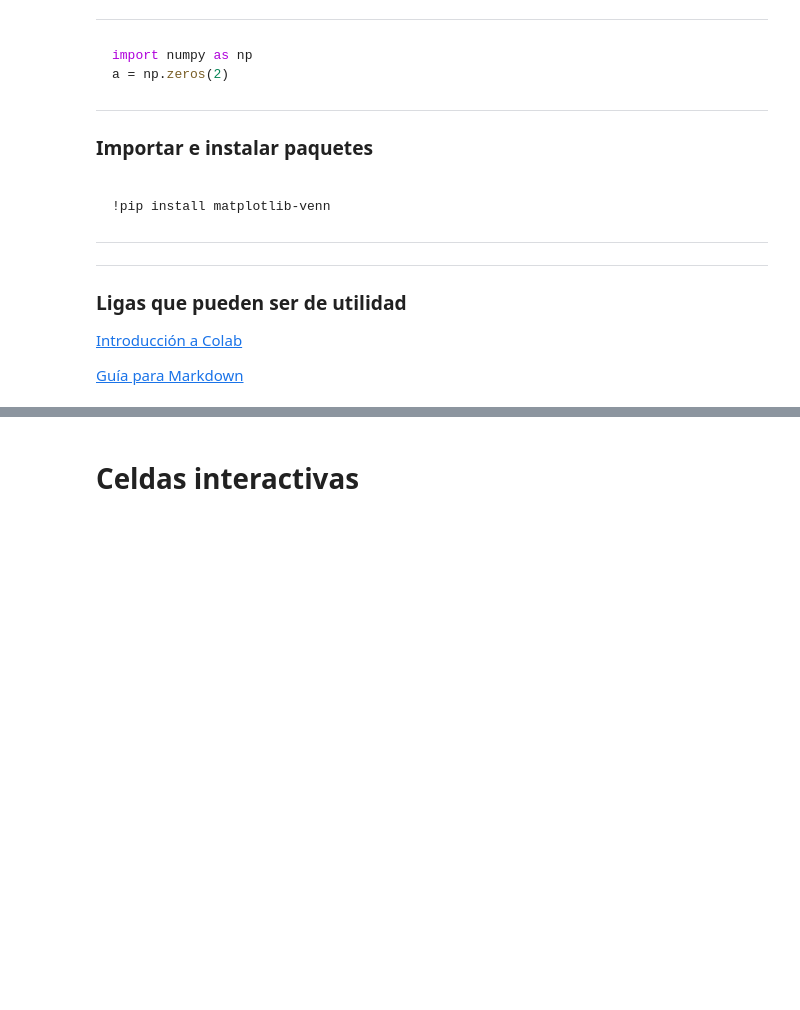
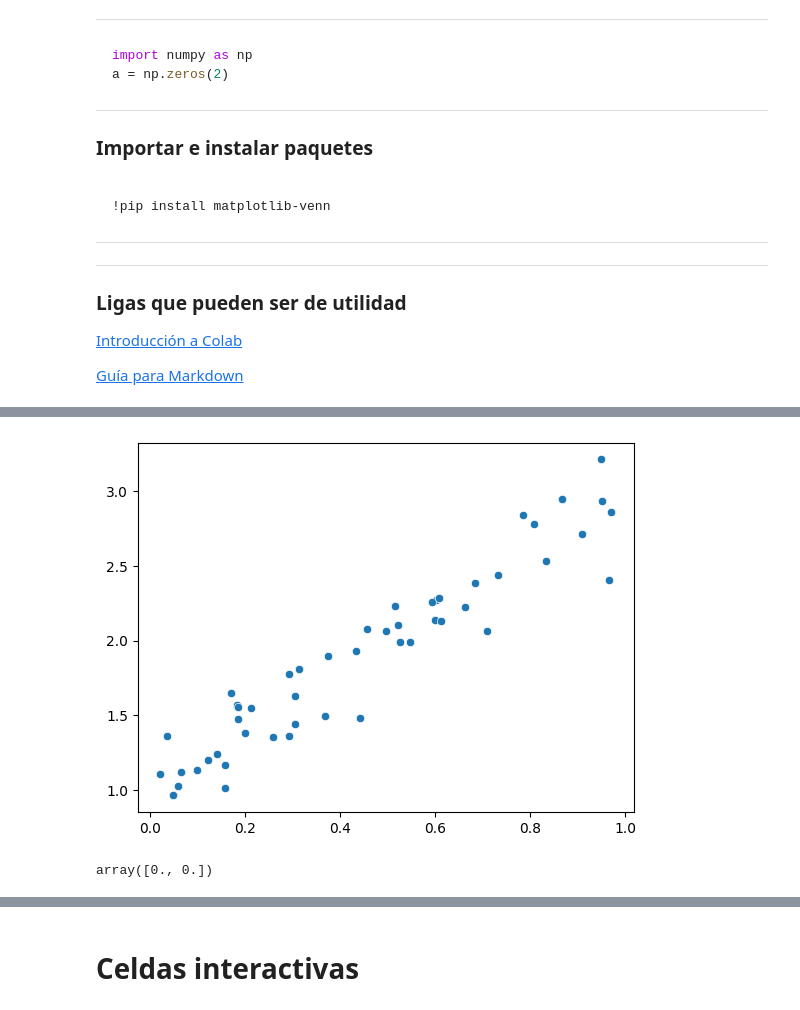
Before and after one commit to feraranas/Concentracion-Inteligencia-Artificial, a Jupyter notebook: Python-Libraries/Introducción/Tutorial colab.ipynb, the cells around one changed output, grey strips where cells are left out. Saved outputs shown, nothing was run; the diff lists cells and outputs as text; code cells hidden in the pictures; blank space fills up the shorter version.

```diff
--- a/Python-Libraries/Introducción/Tutorial colab.ipynb
+++ b/Python-Libraries/Introducción/Tutorial colab.ipynb
@@ -74,0 +95,25 @@ array([0., 0.])
+# %%
+# NumPy is a fundamental package for numerical computations in Python.
+
+# It provides support for arrays (including multi-dimensional arrays) and a variety of
+# mathematical functions that are essential for scientific and data analysis tasks.
+
+# NumPy's arrays (often referred to as NumPy arrays or ndarrays) are highly efficient
+# and provide a lot of functionality for numerical operations. For example, you can use
+# NumPy arrays to perform element-wise mathematical operations, linear algebra operations,
+# and more.
+
+import numpy as np
+
+# Generate random data using NumPy
+np.random.seed(42)  # Set a seed for reproducibility
+x = np.random.rand(50)  # 50 random values between 0 and 1
+y = 2 * x + 1 + np.random.randn(50) * 0.2  # Linear relationship with some noise
+
+# Create a scatter plot using Seaborn
+sns.scatterplot(x=x, y=y)
+
+# Show the plot
+plt.show()
+# %% [output]
+[figure, added]
@@ -75,3 +127,12 @@ array([0., 0.])
+# %%
+a # array([0., 0.])
+
+# Each element in the array is a floating-point number 0.0.
+
+# This might be used, for instance, as a starting point to store data or to initialize a
+# variable that you intend to fill with specific values later in your code.
+# %% [output]
+array([0., 0.])
 # %%
 !dir #se conecta directamente con la terminal
 # %% [output]
```
Also changed, not shown: parts of 11 cells of this notebook, 2 other files.
